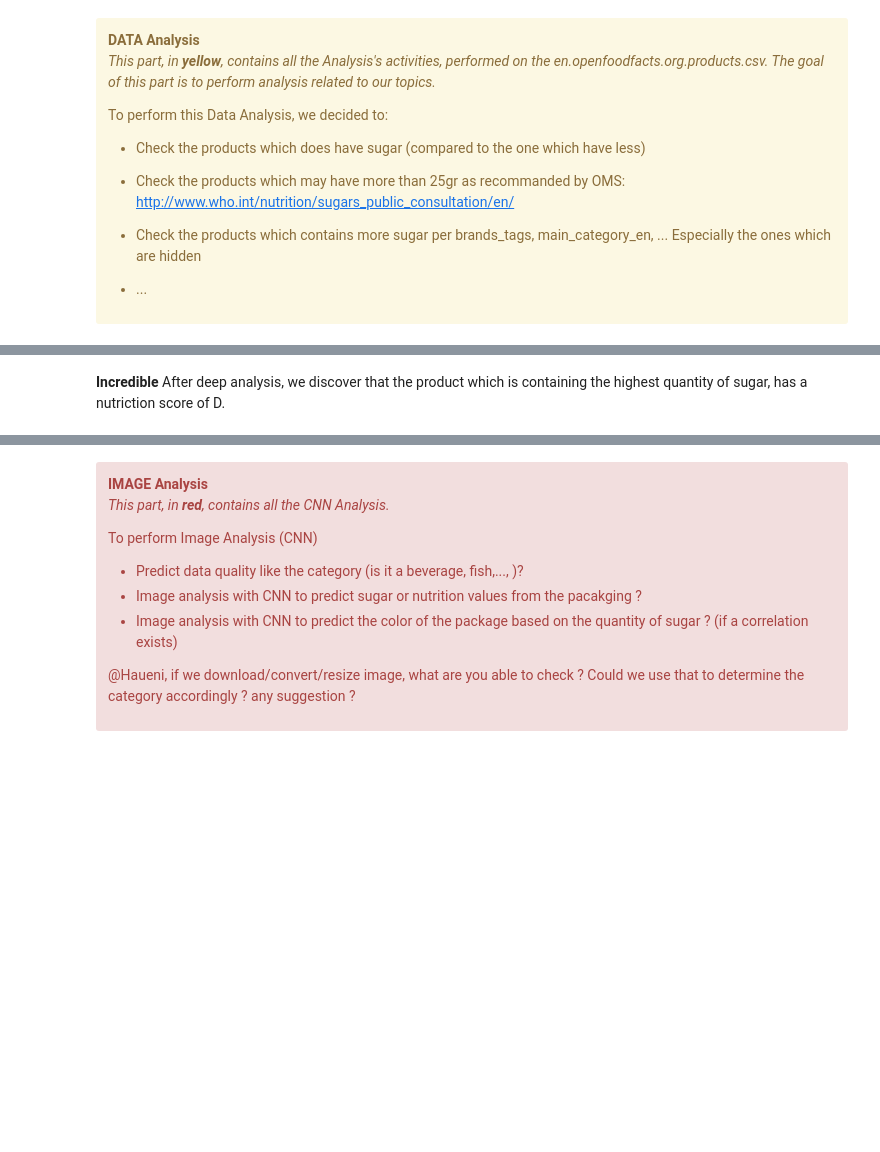
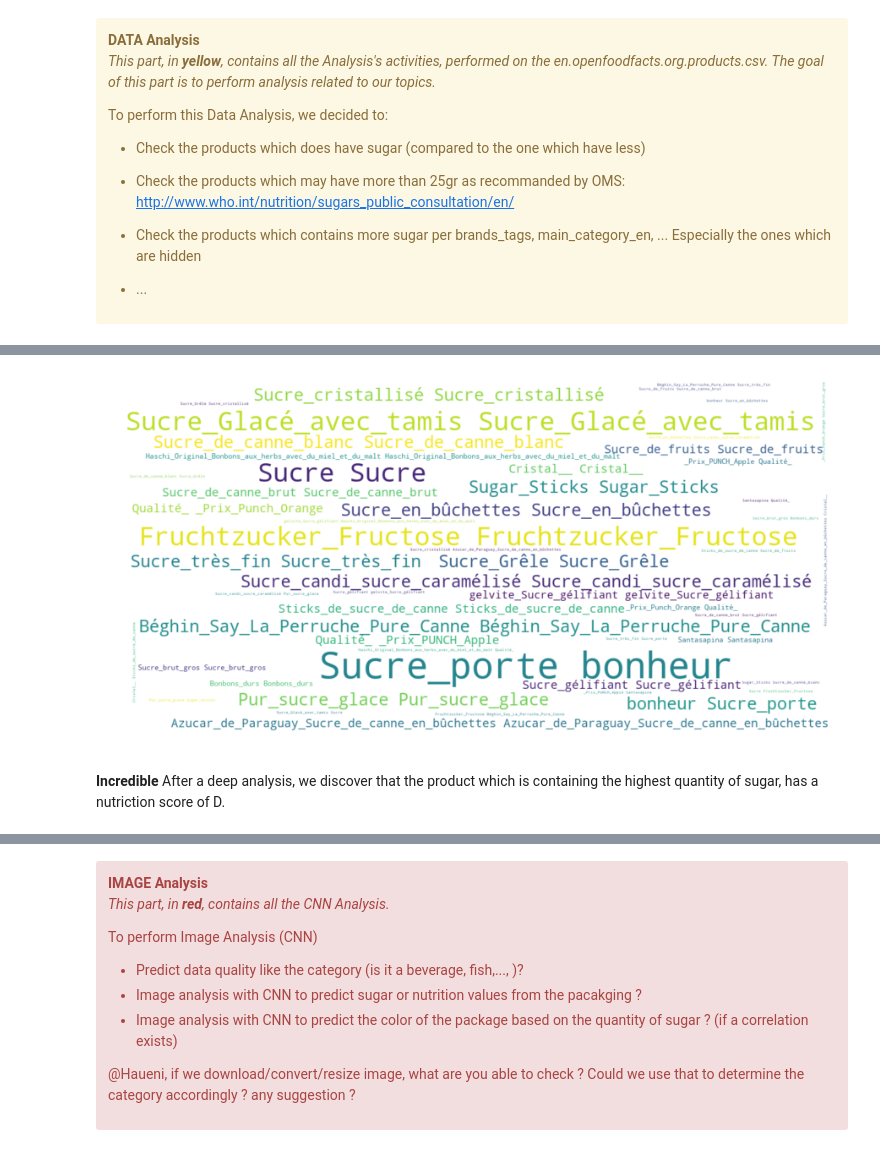
Before and after one commit to esamosenok/ADA_Project_2018, a Jupyter notebook: openfoodfacts_milestone2.ipynb, the cells around one changed output, grey strips where cells are left out. Cells and saved outputs as stored; diff of their text form; code cells hidden in the pictures; blank space fills up the shorter version.

```diff
--- a/openfoodfacts_milestone2.ipynb
+++ b/openfoodfacts_milestone2.ipynb
@@ -991,6 +992,8 @@ To perform this Data Analysis, we decided to:
 - ...
 </i></div>
 # %%
-df_food_clean_ch.sort_values('sugars_100g', ascending=False)[['code', 'product_name', 'main_category_en', 'category_1','brands_tags', 'serving_quantity', 'sugars_100g']].head(10)
+
+df_result = df_food_clean_ch.sort_values('sugars_100g', ascending=False)[['code', 'product_name', 'main_category_en', 'category_1','brands_tags', 'serving_quantity', 'sugars_100g']].head(30)
 #sort('sugars_100g').head(10)
+show_word_cloud(df_result, 'product_name', 'sugars_100g')
 # %% [output]
@@ -1008,5 +1000,6 @@ df_food_clean_ch.sort_values('sugars_100g', ascending=False)[['code', 'product_n
+[figure, added]
 # %% [markdown]
-**Incredible** After deep analysis, we discover that the product which is containing the highest quantity of sugar, has a nutriction score of D.
+**Incredible** After a deep analysis, we discover that the product which is containing the highest quantity of sugar, has a nutriction score of D.
 # %% [markdown]
 <img src="https://static.openfoodfacts.org/images/misc/nutriscore-d.svg"></img>
 # %% [markdown]
```
Also changed, not shown: parts of 18 cells of this notebook.
